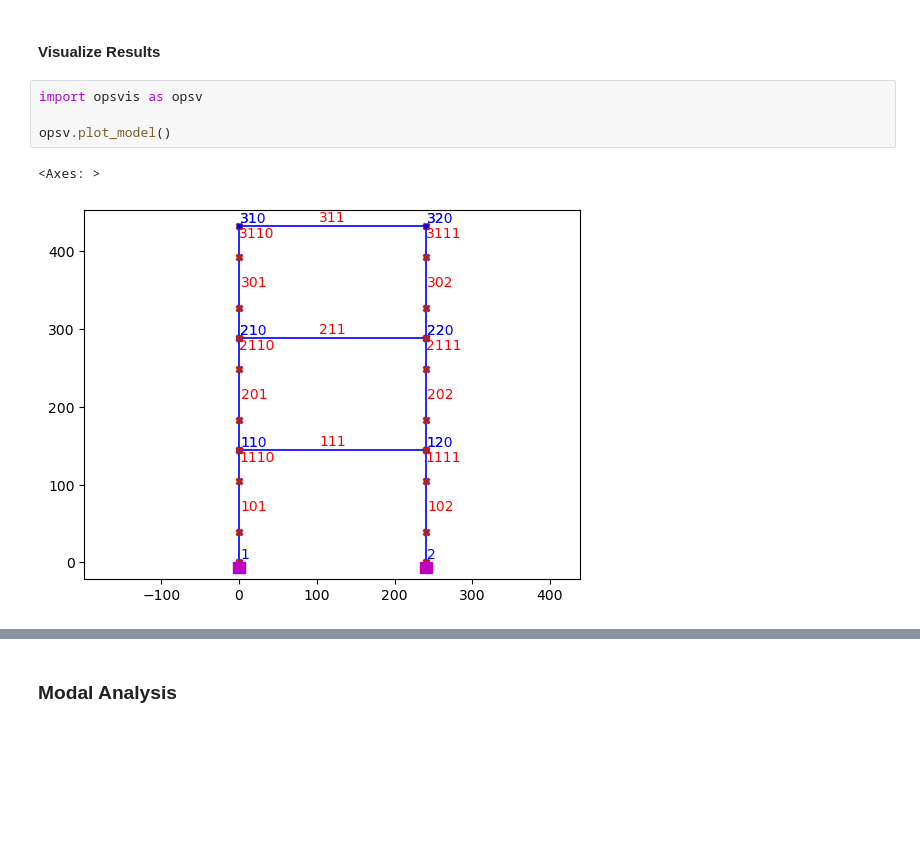
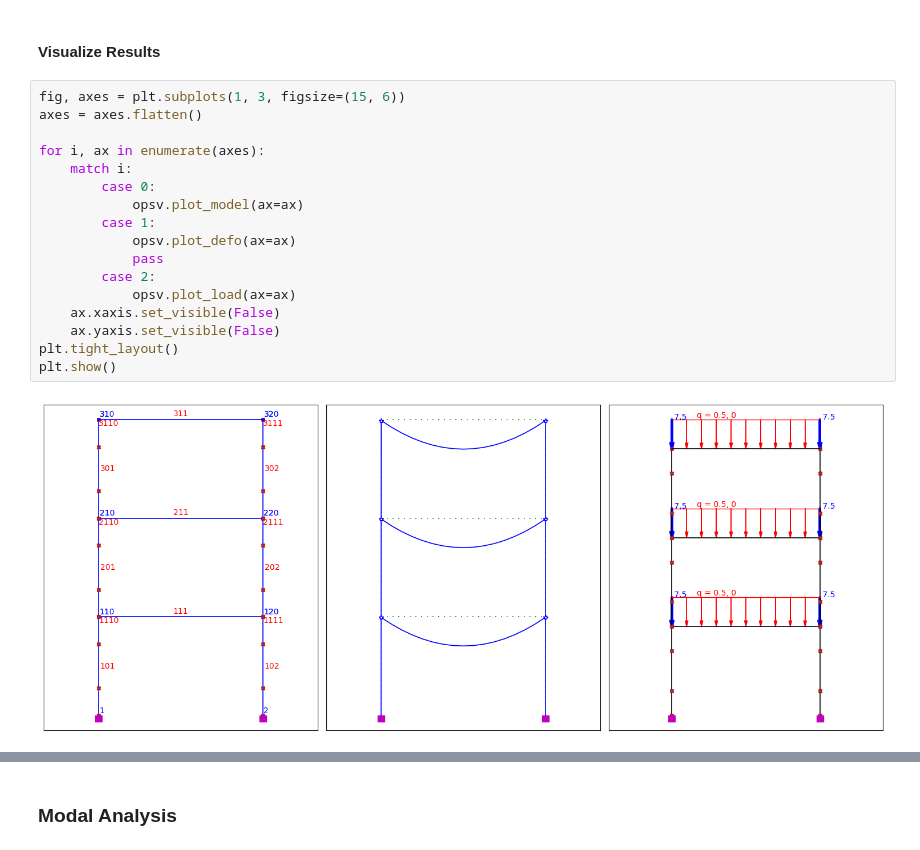
Before and after one commit to hkaragah/hkaragah.github.io, a Jupyter notebook: _sources/structure/opensees/two_story_mrf.ipynb, the cells around one changed output, grey strips where cells are left out. Drawn from its saved outputs; the diff is of its cells as text; blank space fills up the shorter version.

```diff
--- a/_sources/structure/opensees/two_story_mrf.ipynb
+++ b/_sources/structure/opensees/two_story_mrf.ipynb
@@ -452,9 +453,21 @@ Computed gravity load from reactions: 405.0 kips
 # %% [markdown]
 #### Visualize Results
 # %%
-import opsvis as opsv
+fig, axes = plt.subplots(1, 3, figsize=(15, 6))
+axes = axes.flatten()
 
-opsv.plot_model()
+for i, ax in enumerate(axes):
+    match i:
+        case 0:
+            opsv.plot_model(ax=ax)
+        case 1:
+            opsv.plot_defo(ax=ax)
+            pass
+        case 2:
+            opsv.plot_load(ax=ax)
+    ax.xaxis.set_visible(False)
+    ax.yaxis.set_visible(False)
+plt.tight_layout()
+plt.show()
 # %% [output]
-<Axes: >
-[figure, old version]
+[figure, new version]
```
Also changed, not shown: parts of 5 cells of this notebook, 6 other files.
